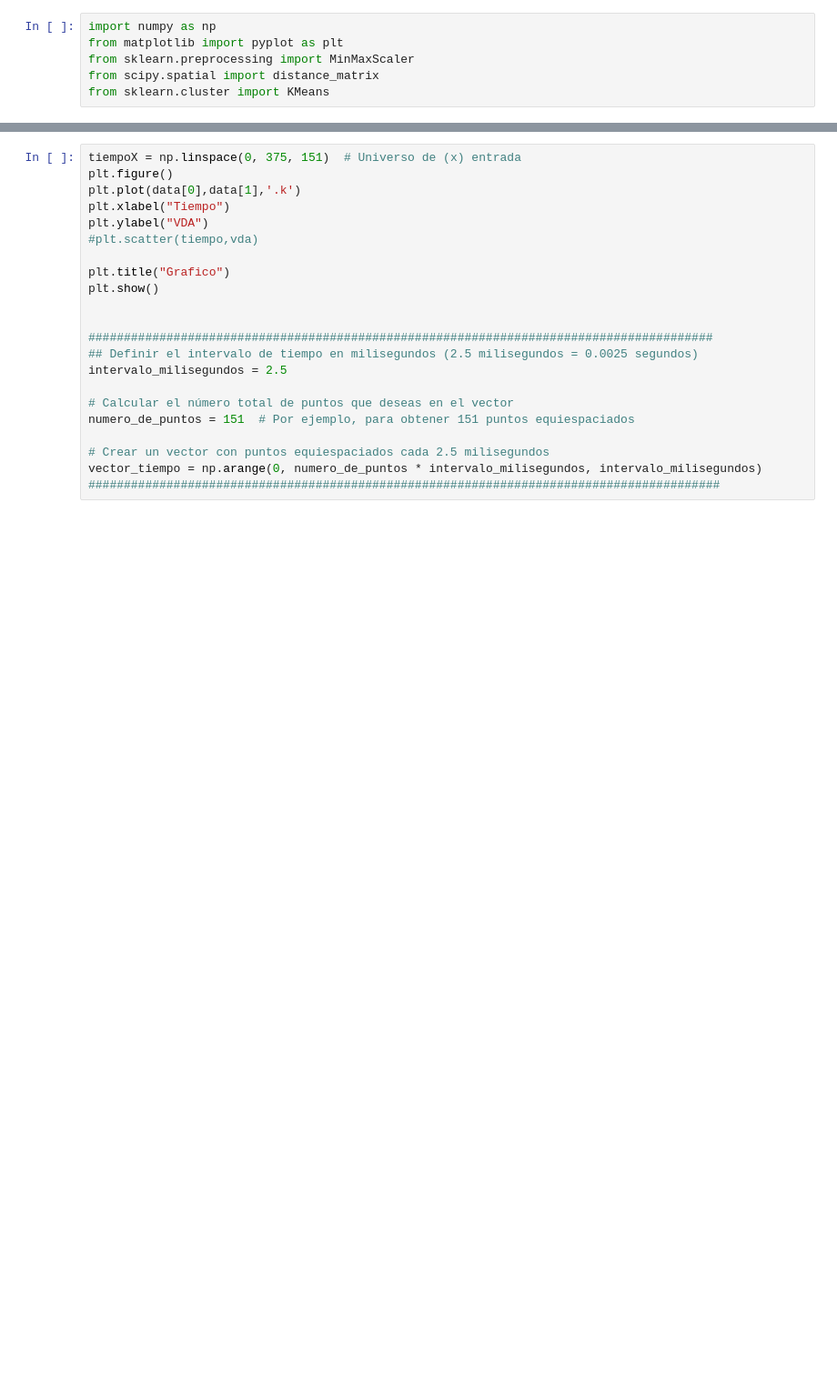
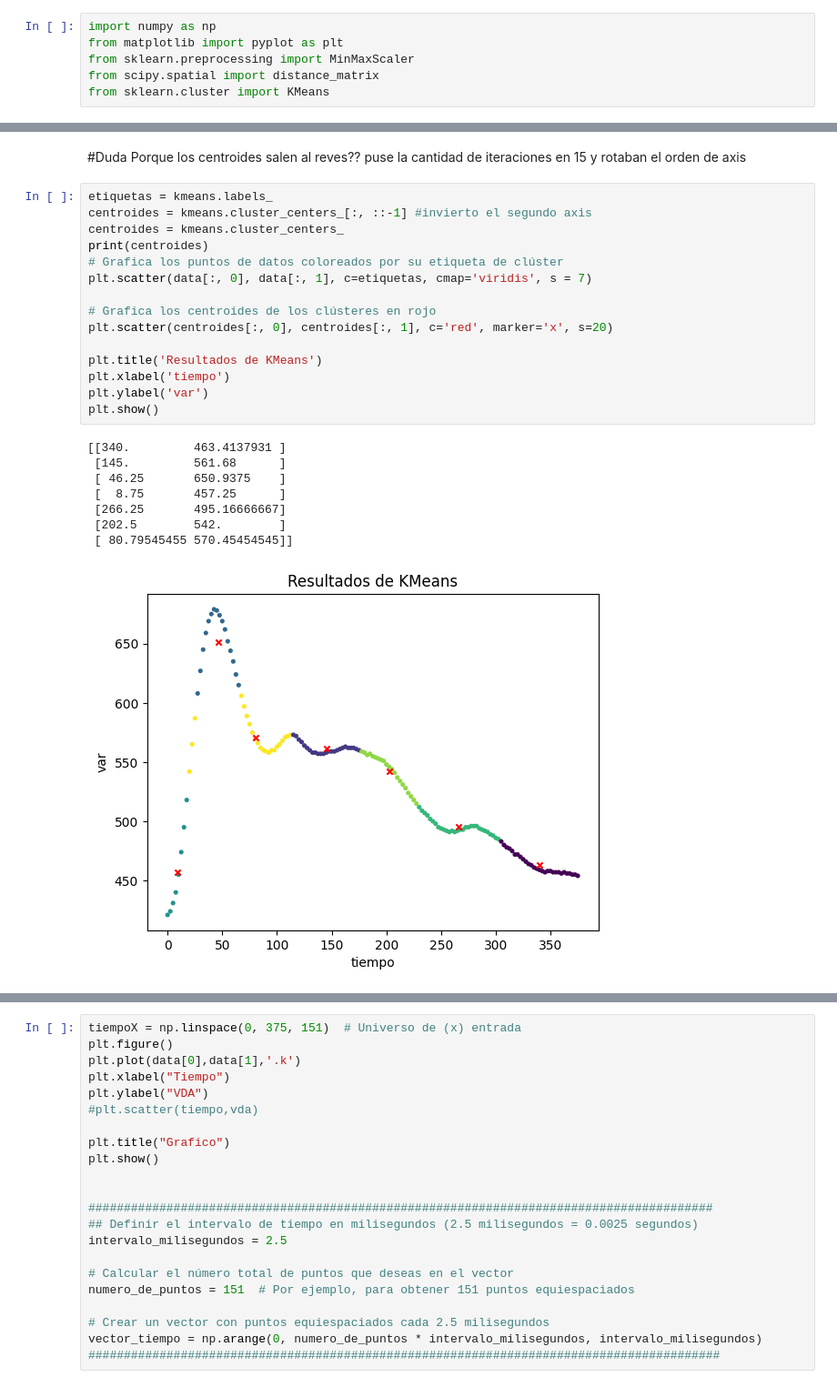
Before and after one commit to TobiasGiacri/tp-ia, a Jupyter notebook: main.ipynb, the cells around one changed output, grey strips where cells are left out. Shown at 91% size. Saved outputs shown, nothing was run; the diff lists cells and outputs as text; blank space fills up the shorter version.

```diff
--- a/main.ipynb
+++ b/main.ipynb
@@ -69,0 +51,27 @@ plt.show()
+# %% [markdown]
+#Duda
+Porque los centroides salen al reves?? puse la cantidad de iteraciones en 15 y rotaban el orden de axis
+# %%
+etiquetas = kmeans.labels_
+centroides = kmeans.cluster_centers_[:, ::-1] #invierto el segundo axis
+centroides = kmeans.cluster_centers_
+print(centroides)
+# Grafica los puntos de datos coloreados por su etiqueta de clúster
+plt.scatter(data[:, 0], data[:, 1], c=etiquetas, cmap='viridis', s = 7)
+
+# Grafica los centroides de los clústeres en rojo
+plt.scatter(centroides[:, 0], centroides[:, 1], c='red', marker='x', s=20)
+
+plt.title('Resultados de KMeans')
+plt.xlabel('tiempo')
+plt.ylabel('var')
+plt.show()
+# %% [output]
+[[340.         463.4137931 ]
+ [145.         561.68      ]
+ [ 46.25       650.9375    ]
+ [  8.75       457.25      ]
+ [266.25       495.16666667]
+ [202.5        542.        ]
+ [ 80.79545455 570.45454545]]
+[figure, added]
```
Also changed, not shown: parts of 4 cells of this notebook.
